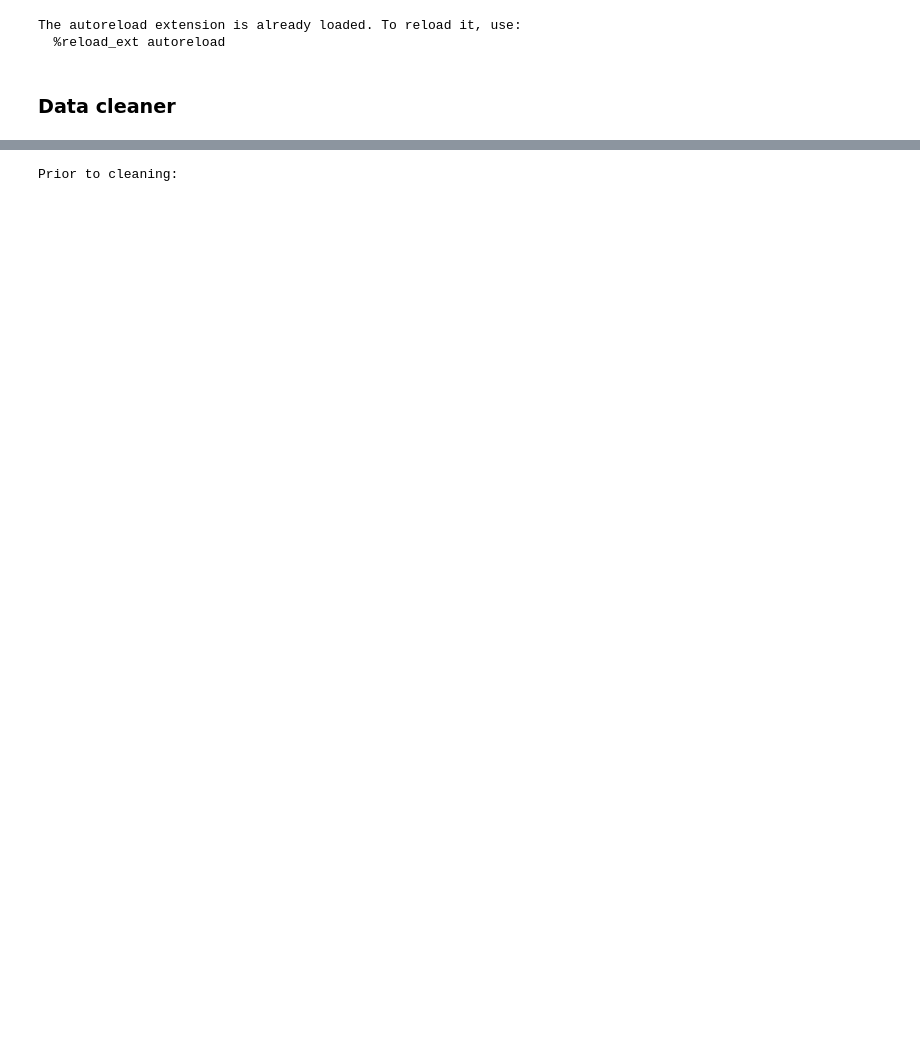
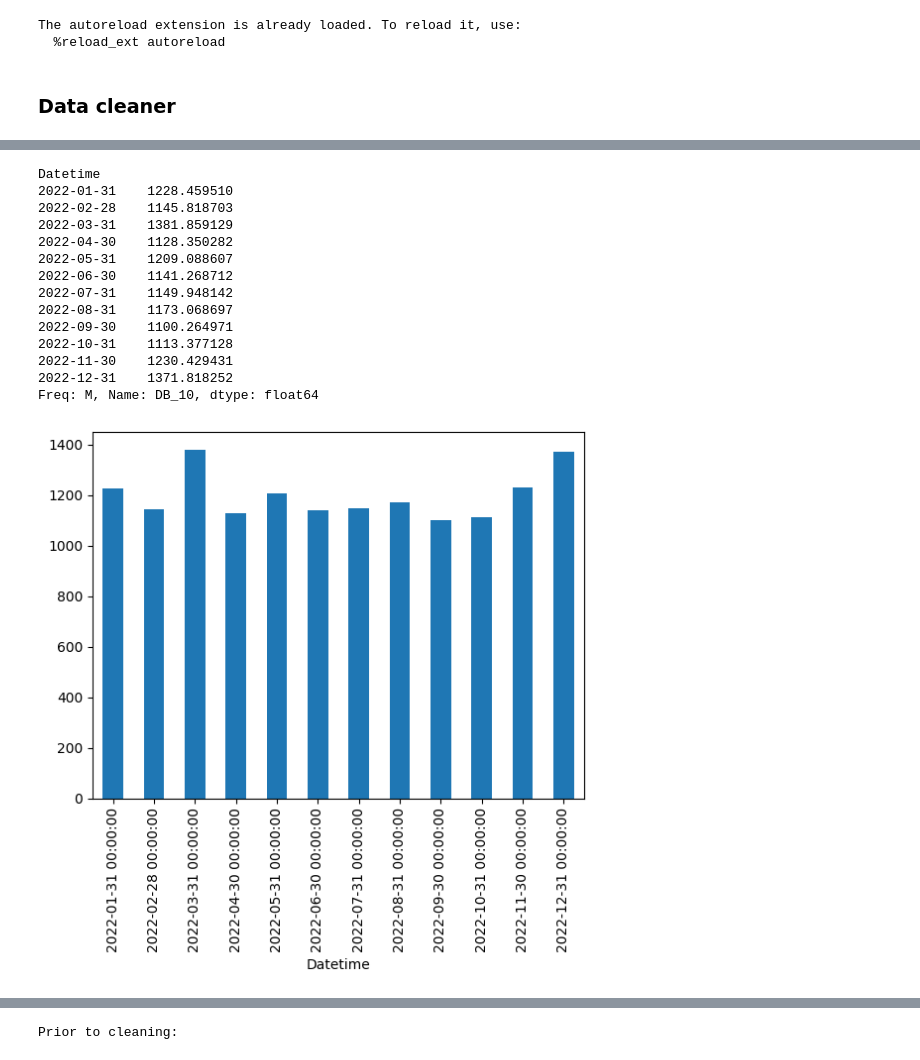
Before and after one commit to empowering-energy-solutions-ltd/e2sviz, a Jupyter notebook: notebooks/clean_demo.ipynb, the cells around one changed output, grey strips where cells are left out. Saved outputs shown, nothing was run; the diff lists cells and outputs as text; code cells hidden in the pictures; blank space fills up the shorter version.

```diff
--- a/notebooks/clean_demo.ipynb
+++ b/notebooks/clean_demo.ipynb
@@ -26,0 +56,20 @@ bender_submeters = pd.read_csv(save_path, index_col=0, parse_dates=True)
+# %%
+test_resample = new_test.resample(freq='M', func=np.sum)
+test_resample['DB_10'].plot(kind='bar')
+test_resample['DB_10']
+# %% [output]
+Datetime
+2022-01-31    1228.459510
+2022-02-28    1145.818703
+2022-03-31    1381.859129
+2022-04-30    1128.350282
+2022-05-31    1209.088607
+2022-06-30    1141.268712
+2022-07-31    1149.948142
+2022-08-31    1173.068697
+2022-09-30    1100.264971
+2022-10-31    1113.377128
+2022-11-30    1230.429431
+2022-12-31    1371.818252
+Freq: M, Name: DB_10, dtype: float64
+[figure, added]
```
Also changed, not shown: parts of 5 cells of this notebook, 2 other files.
